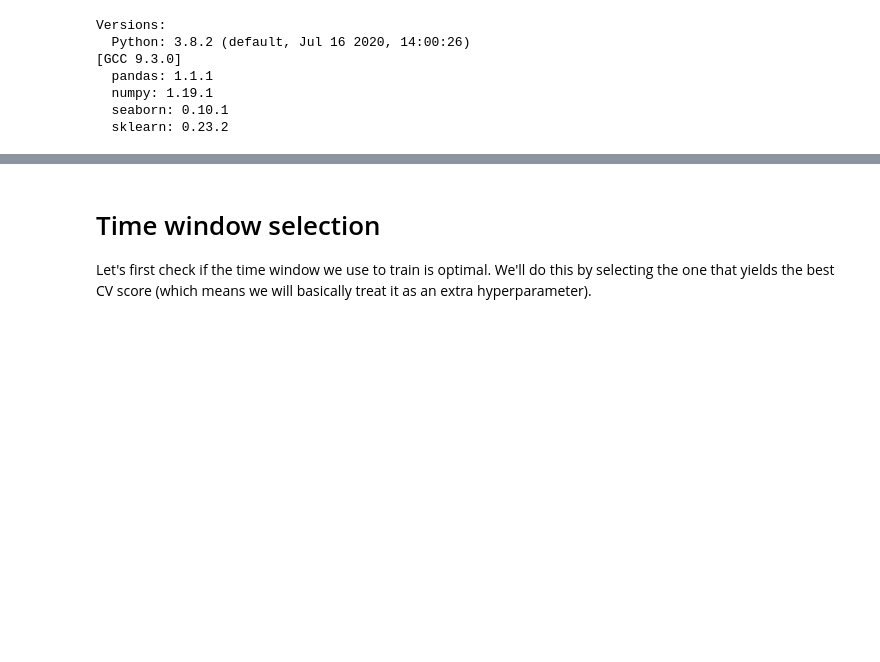
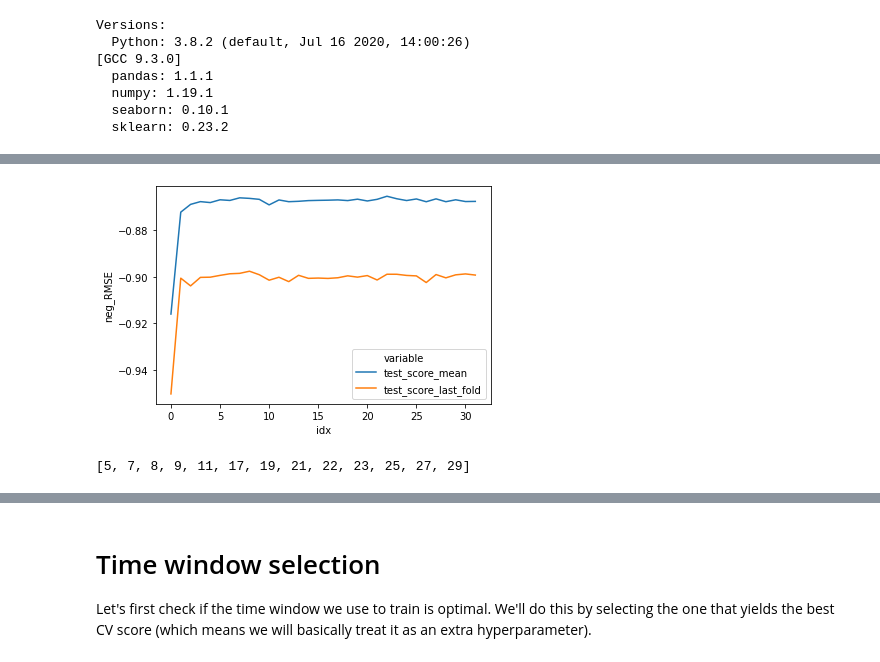
Before and after one commit to caioaao/hse-aml-final-project, a Jupyter notebook: notebooks/12-feature selection.ipynb, the cells around one changed output, grey strips where cells are left out. Drawn from its saved outputs; the diff is of its cells as text; code cells hidden in the pictures; blank space fills up the shorter version.

```diff
--- a/notebooks/11-feature selection.ipynb
+++ b/notebooks/12-feature selection.ipynb
@@ -38,0 +39,2 @@ Firstly let's load the model we'll study and the feature set we used to train it
+# %%
+baseline_reg = joblib.load(os.path.join(MODELS_DIR, 'xgb-baseline.model'))
@@ -45,23 +83,0 @@ Now some helpful functions:
-# %%
-def scores_df(scores):
-    return pd.DataFrame({
-        'test_score_mean': [np.mean(s['test_score']) for s in scores],
-        'test_score_std': [np.std(s['test_score']) for s in scores],
-        'test_score_last_fold': [s['test_score'][-1] for s in scores]
-    })
-
-def plt_scores(scores_df):
-    df = item_cnt_scores.copy()
-    df['idx'] = df.index
-    df = df.melt(value_vars=['test_score_mean', 'test_score_last_fold'], id_vars=['idx'],value_name='neg_RMSE')
-    sns.lineplot(data=df, x='idx', y='neg_RMSE', hue='variable')
-
-def validate(df, reg_val=reg_cv, verbose=2, cv_splits=None):
-    if not cv_splits:
-        cv_splits = tscv.split(df['date_block_num'])
-    X_train, y_train = df_to_X_y(df)
-    scores = cross_validate(reg_val, X=X_train, y=y_train,
-                            cv=cv_splits,
-                            scoring='neg_root_mean_squared_error', verbose=verbose)
-    print("RMSE: %.5f (+- %.5f)" % (np.mean(scores['test_score']), np.std(scores['test_score'])))
-    return scores
@@ -85,0 +123,4 @@ RMSE: -0.85985 (+- 0.06322)
+# %%
+item_cnt_drop_scores = [validate(train_set_002.drop(columns=['f__item_cnt_%d' % i]),
+                                 verbose=0)
+                        for i in trange(1, 33)]
@@ -85,0 +145,4 @@ RMSE: -0.85985 (+- 0.06322)
+# %%
+plt_scores(scores_df(item_cnt_drop_scores))
+# %% [output]
+[figure, added]
@@ -85,0 +153,4 @@ RMSE: -0.85985 (+- 0.06322)
+# %%
+cols_to_drop
+# %% [output]
+[5, 7, 8, 9, 11, 17, 19, 21, 22, 23, 25, 27, 29]
```
Also changed, not shown: parts of 23 cells of this notebook, 4 other files.
